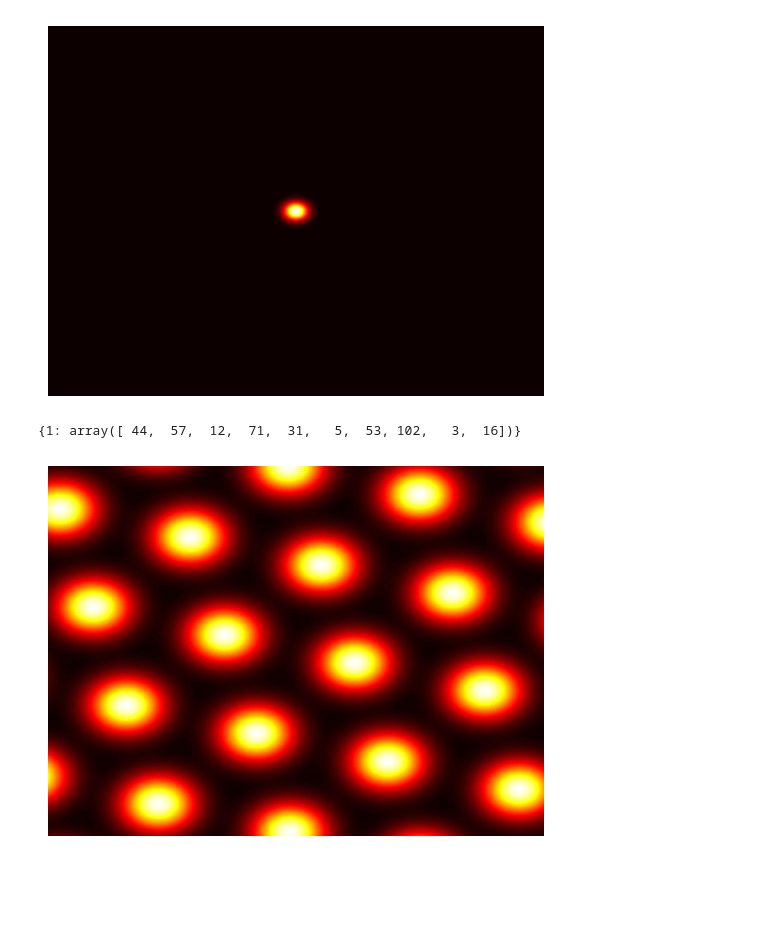
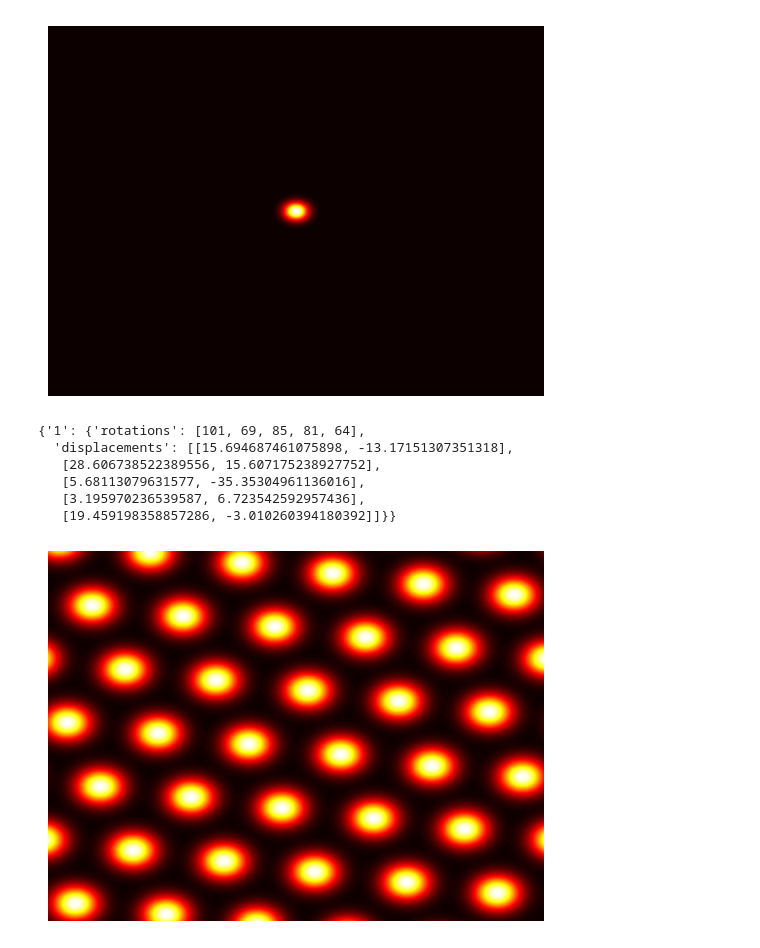
Before and after one commit to ChackMociute/Master-Thesis, a Jupyter notebook: grid_cells.ipynb, the cells around one changed output. Drawn from its saved outputs; the diff is of its cells as text; code cells hidden in the pictures; blank space fills up the shorter version.

Commit message:
Updated grid cells modules to add random displacement in each environment

```diff
--- a/grid_cells.ipynb
+++ b/grid_cells.ipynb
@@ -27,19 +27,24 @@ plt.show()
 # %% [output]
 [figure]
 # %%
-grid_cells = GridCells(np.linspace(100, 200, 10, dtype=int), n_per_module=25)
+grid_cells = GridCells(np.linspace(100, 200, 5, dtype=int), n_per_module=25)
 grid_cells.reset_modules(1)
 grid_cells.compile_numpy()
 # %%
 grid_cells.envs
 # %% [output]
-{1: array([ 44,  57,  12,  71,  31,   5,  53, 102,   3,  16])}
+{'1': {'rotations': [101, 69, 85, 81, 64],
+  'displacements': [[15.694687461075898, -13.17151307351318],
+   [28.606738522389556, 15.607175238927752],
+   [5.68113079631577, -35.35304961136016],
+   [3.195970236539587, 6.723542592957436],
+   [19.459198358857286, -3.010260394180392]]}}
 # %%
-plt.contourf(grid_cells[-3], levels=100, cmap='hot')
+plt.contourf(grid_cells[12 + 25], levels=100, cmap='hot')
 plt.axis('off')
 plt.show()
 # %% [output]
-[figure, old version]
+[figure, new version]
 # %%
 p = torch.tensor(grid_cells.grid_cells, dtype=torch.float32, device=device).permute(1, 2, 0)
 w = torch.randn(grid_cells.shape[0], requires_grad=True, device=device)
```
Also changed, not shown: parts of 3 cells of this notebook, 1 other file.
